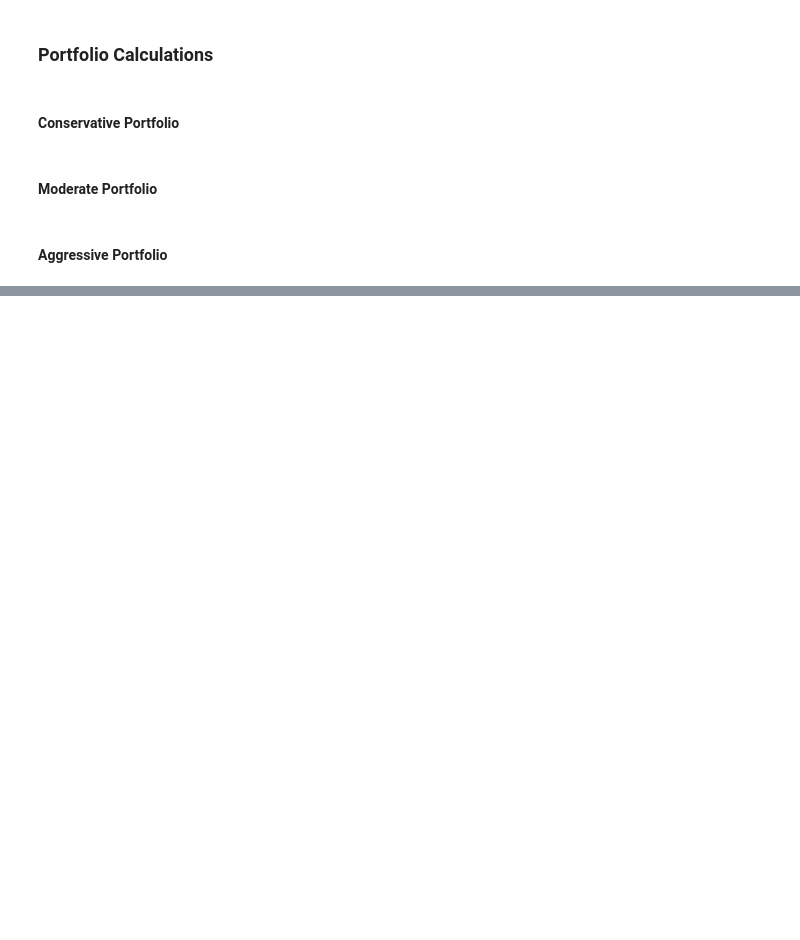
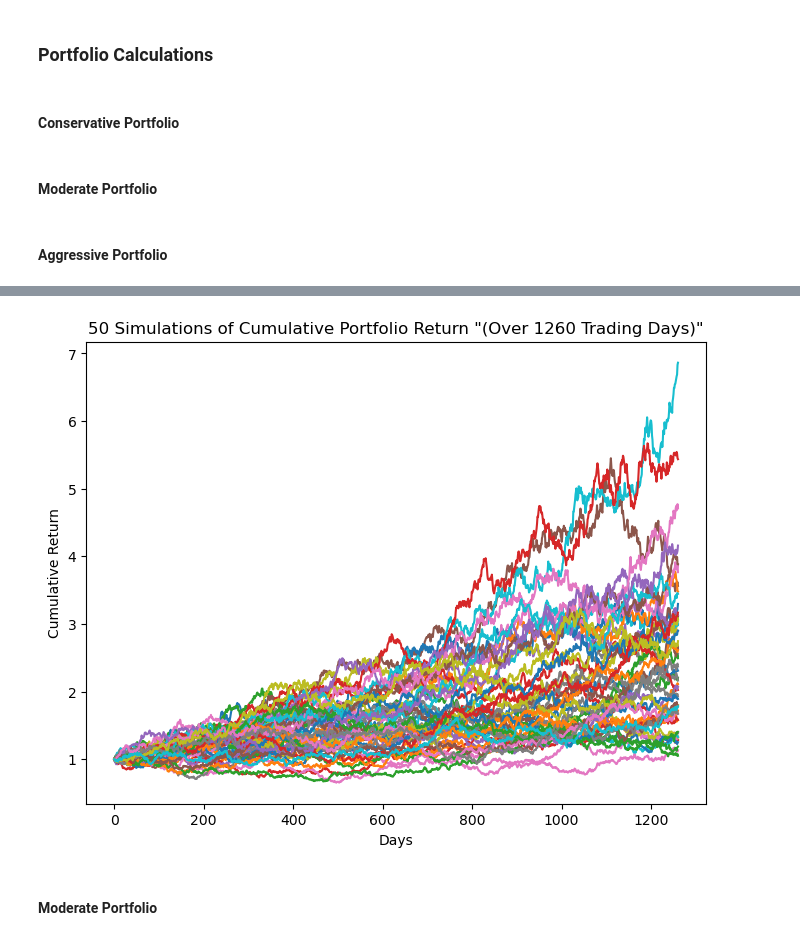
Before and after one commit to AthuraThava/Portfolio_Powerhouse, a Jupyter notebook: portfolio_powerhouse_updated.ipynb, the cells around one changed output, grey strips where cells are left out. Saved outputs shown, nothing was run; the diff lists cells and outputs as text; code cells hidden in the pictures; blank space fills up the shorter version.

```diff
--- a/portfolio_powerhouse_updated.ipynb
+++ b/portfolio_powerhouse_updated.ipynb
@@ -471,0 +519,19 @@ print(portfolio_df)
+# %%
+tickers = con_port_df.columns.get_level_values(1)
+df1 = pd.DataFrame()
+df1['close'] = con_port_df['Close'].iloc[:,0]
+
+df2 = pd.DataFrame()
+df2['close'] = con_port_df['Close'].iloc[:,1]
+
+df3 = pd.DataFrame()
+df3['close'] = con_port_df['Close'].iloc[:,2]
+
+df4 = pd.DataFrame()
+df4['close'] = con_port_df['Close'].iloc[:,3]
+
+df5 = pd.DataFrame()
+df5['close'] = con_port_df['Close'].iloc[:,4]
+
+con_port_df = pd.concat([df1, df2, df3, df4, df5], axis = 1,  keys = tickers)
+con_port_df.head(5)
@@ -471,0 +547,8 @@ print(portfolio_df)
+# %%
+mc_con_port = MCSimulation(
+    portfolio_data = con_port_df,
+    weights = conservative_portfolio['weight'].values.tolist(),
+    num_simulation = 50,
+    num_trading_days = 252*5
+)
+mc_con_port.calc_cumulative_return()
@@ -471,0 +574,14 @@ print(portfolio_df)
+# %%
+mc_con_port.plot_simulation()
+plt.xlabel('Days')
+plt.ylabel('Cumulative Return')
+plt.title('50 Simulations of Cumulative Portfolio Return "(Over 1260 Trading Days)"')
+
+# Set the figure size
+fig = plt.gcf()
+fig.set_size_inches(8, 6)
+plt.savefig(os.path.join(path,"conservative_monte_carlo_simulation.jpeg"), format="jpeg")
+# %% [output]
+[figure, added]
+# %% [markdown]
+#### Moderate Portfolio
```
Also changed, not shown: parts of 29 cells of this notebook, 10 other files.
